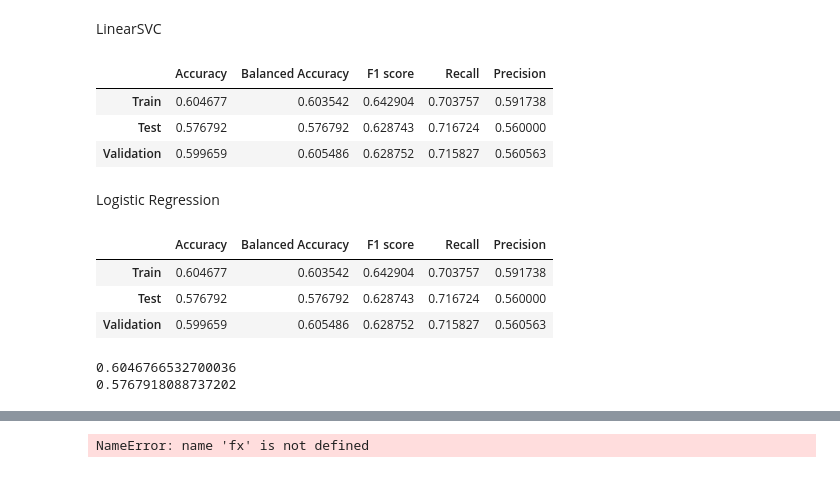
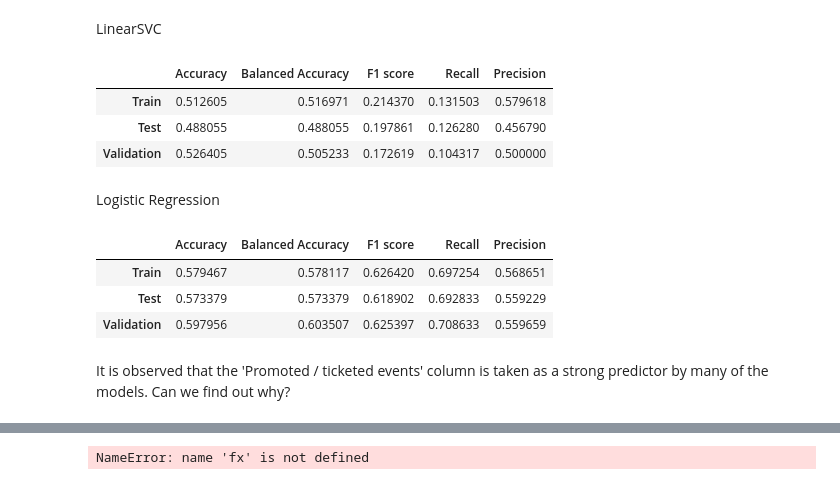
Before and after one commit to TosinPhillip/Datacamp-Professional-Data-Scientist-Certification-Case-Study, a Jupyter notebook: datacamp.ipynb, the cells around one changed output, grey strips where cells are left out. Saved outputs shown, nothing was run; the diff lists cells and outputs as text; code cells hidden in the pictures.

```diff
--- a/datacamp.ipynb
+++ b/datacamp.ipynb
@@ -666,6 +673,6 @@ plt.show()
 # %%
-tuned_dtc = DecisionTreeClassifier(max_leaf_nodes=4,
-                                    min_samples_leaf=.15)
+tuned_dtc = DecisionTreeClassifier(max_leaf_nodes=2,
+                                    min_samples_leaf=.2)
 tuned_dtc.fit(X_train, y_train)
 assess_classifier(tuned_dtc)
 
@@ -698,6 +705,6 @@ plt.show()
 # %%
-tuned_rfc = RandomForestClassifier(n_estimators=1000, max_samples=2000,
-                                   max_features=7, min_samples_leaf=.1)
+tuned_rfc = RandomForestClassifier(n_estimators=500, max_samples=20,
+                                   max_features=3, min_samples_leaf=.000001)
 tuned_rfc.fit(X_train, y_train)
 assess_classifier(tuned_rfc)
 
@@ -714,7 +721,7 @@ plt.show()
 # %% [markdown]
 KNN too
 # %%
-base_knn = KNeighborsClassifier()
+base_knn = KNeighborsClassifier(n_neighbors=3)
 base_knn.fit(X_train, y_train)
 assess_classifier(base_knn)
 # %% [output]
@@ -725,7 +732,7 @@ assess_classifier(base_knn)
 # %% [markdown]
 SVC also
 # %%
-base_svc = SVC()
+base_svc = SVC(kernel='rbf', C=50)
 base_svc.fit(X_train, y_train)
 assess_classifier(base_svc)
 # %% [output]
@@ -736,25 +743,25 @@ assess_classifier(base_svc)
 # %% [markdown]
 LinearSVC
 # %%
-base_linear_svc = LinearSVC()
+base_linear_svc = LinearSVC(max_iter=100000, C=100)
 base_linear_svc.fit(X_train, y_train)
 assess_classifier(base_linear_svc)
 # %% [output]
 |  | Accuracy | Balanced Accuracy | F1 score | Recall | Precision |
-| Train | 0.604677 | 0.603542 | 0.642904 | 0.703757 | 0.591738 |
-| Test | 0.576792 | 0.576792 | 0.628743 | 0.716724 | 0.560000 |
-| Validation | 0.599659 | 0.605486 | 0.628752 | 0.715827 | 0.560563 |
+| Train | 0.512605 | 0.516971 | 0.214370 | 0.131503 | 0.579618 |
+| Test | 0.488055 | 0.488055 | 0.197861 | 0.126280 | 0.456790 |
+| Validation | 0.526405 | 0.505233 | 0.172619 | 0.104317 | 0.500000 |
 # %% [markdown]
 Logistic Regression
 # %%
-lr = LogisticRegression(solver='saga', max_iter=10000, penalty='elasticnet', l1_ratio=0.5)
+lr = LogisticRegression(solver='newton-cg', max_iter=10000, penalty='l2')
 
 lr.fit(X_train, y_train)
 assess_classifier(lr)
 # %% [output]
 |  | Accuracy | Balanced Accuracy | F1 score | Recall | Precision |
-| Train | 0.604677 | 0.603542 | 0.642904 | 0.703757 | 0.591738 |
-| Test | 0.576792 | 0.576792 | 0.628743 | 0.716724 | 0.560000 |
-| Validation | 0.599659 | 0.605486 | 0.628752 | 0.715827 | 0.560563 |
+| Train | 0.579467 | 0.578117 | 0.626420 | 0.697254 | 0.568651 |
+| Test | 0.573379 | 0.573379 | 0.618902 | 0.692833 | 0.559229 |
+| Validation | 0.597956 | 0.603507 | 0.625397 | 0.708633 | 0.559659 |
-0.6046766532700036
-0.5767918088737202
+# %% [markdown]
+It is observed that the 'Promoted / ticketed events' column is taken as a strong predictor by many of the models. Can we find out why?
```
Also changed, not shown: parts of 18 cells of this notebook.
